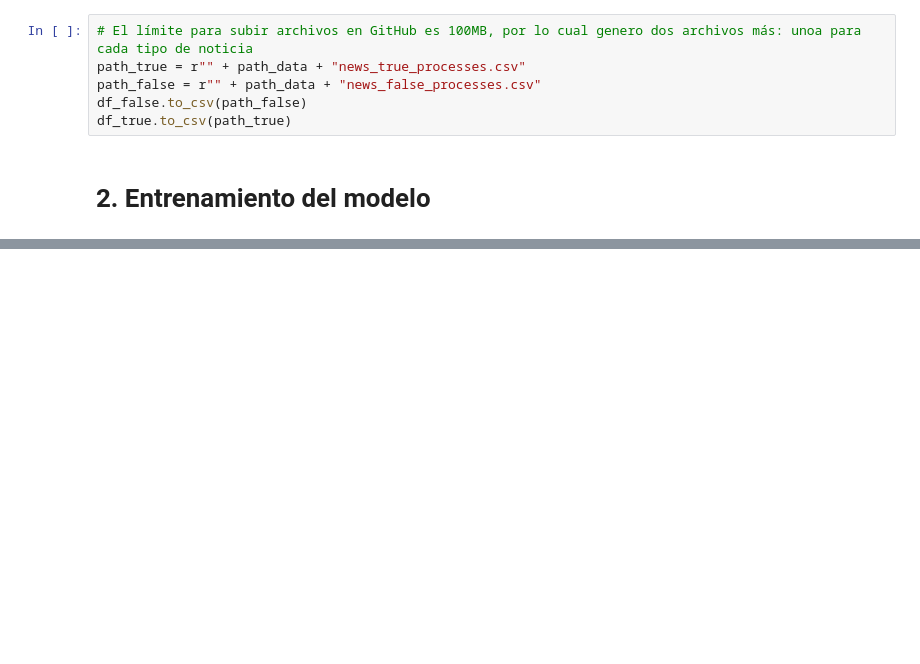
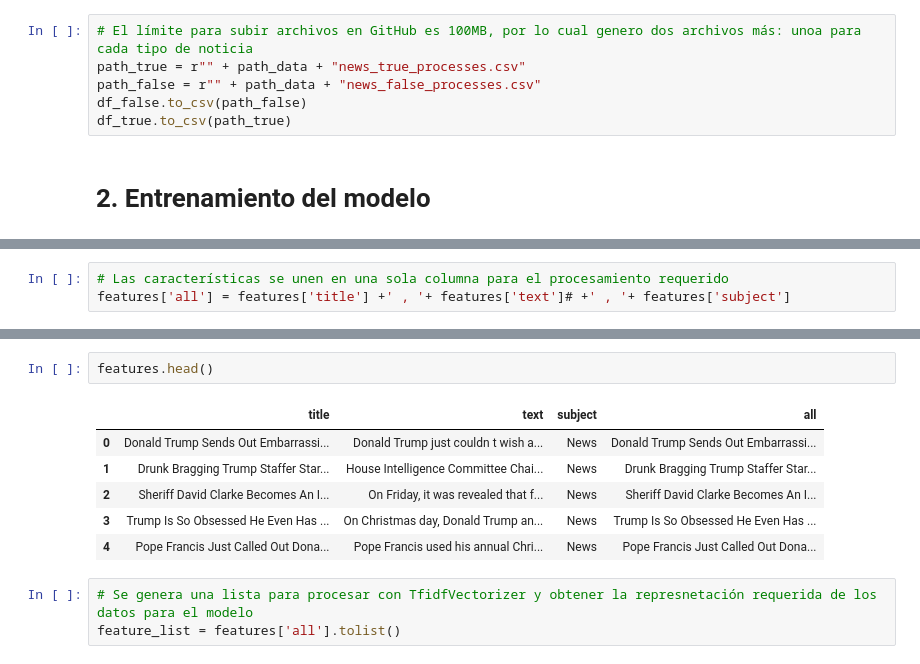
Before and after one commit to mkruiz/ProyectoUNAL, a Jupyter notebook: scripts/training/training.ipynb, the cells around one changed output, grey strips where cells are left out. Cells and saved outputs as stored; diff of their text form; blank space fills up the shorter version.

```diff
--- a/scripts/training/training.ipynb
+++ b/scripts/training/training.ipynb
@@ -141,0 +214,3 @@ df_true.to_csv(path_true)
+# %%
+# Las características se unen en una sola columna para el procesamiento requerido
+features['all'] = features['title'] +' , '+ features['text']# +' , '+ features['subject']
@@ -141,0 +231,12 @@ df_true.to_csv(path_true)
+# %%
+features.head()
+# %% [output]
+|  | title | text | subject | all |
+| 0 | Donald Trump Sends Out Embarrassi... | Donald Trump just couldn t wish a... | News | Donald Trump Sends Out Embarrassi... |
+| 1 | Drunk Bragging Trump Staffer Star... | House Intelligence Committee Chai... | News | Drunk Bragging Trump Staffer Star... |
+| 2 | Sheriff David Clarke Becomes An I... | On Friday, it was revealed that f... | News | Sheriff David Clarke Becomes An I... |
+| 3 | Trump Is So Obsessed He Even Has ... | On Christmas day, Donald Trump an... | News | Trump Is So Obsessed He Even Has ... |
+| 4 | Pope Francis Just Called Out Dona... | Pope Francis used his annual Chri... | News | Pope Francis Just Called Out Dona... |
+# %%
+# Se genera una lista para procesar con TfidfVectorizer y obtener la represnetación requerida de los datos para el modelo
+feature_list = features['all'].tolist()
```
Also changed, not shown: parts of 22 cells of this notebook.
